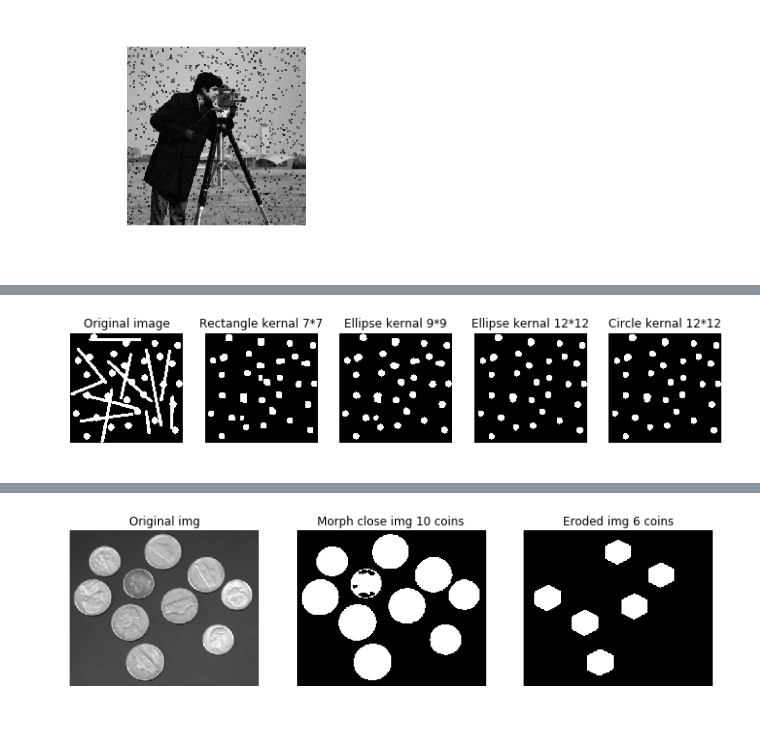
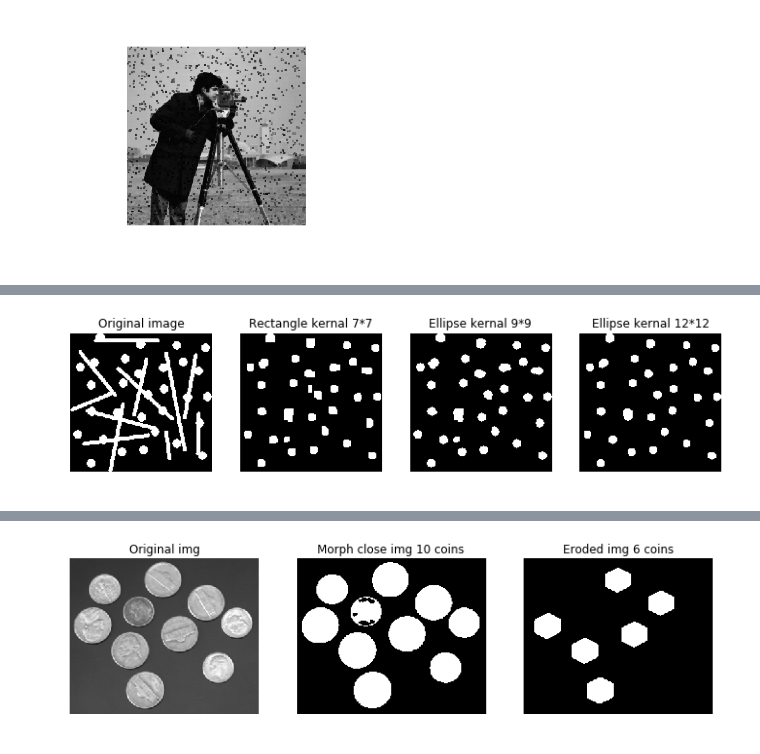
Before and after one commit to nabilnegm/image-tunning, a Jupyter notebook: main.ipynb, the cells around one changed output, grey strips where cells are left out. Saved outputs shown, nothing was run; the diff lists cells and outputs as text; code cells hidden in the pictures.

```diff
--- a/main.ipynb
+++ b/main.ipynb
@@ -80,13 +127,12 @@ True
 # %%
 circleLinesImg = cv.cvtColor(cv.imread('input/Circle_and_Lines.png', 1), cv.COLOR_BGR2RGB)
 
 circle_lines_open_rect = cv.morphologyEx(circleLinesImg, cv.MORPH_OPEN, cv.getStructuringElement(cv.MORPH_RECT, (7,7)))
 circle_lines_open_elipse_1 = cv.morphologyEx(circleLinesImg, cv.MORPH_OPEN, cv.getStructuringElement(cv.MORPH_ELLIPSE, (9,9)))
 circle_lines_open_elipse_2 = cv.morphologyEx(circleLinesImg, cv.MORPH_OPEN, cv.getStructuringElement(cv.MORPH_ELLIPSE, (12,12)))
-circle_lines_open_circle = cv.morphologyEx(circleLinesImg,cv.MORPH_OPEN,cv.getStructuringElement(cv.MORPH_ELLIPSE,(12,12)))
 
-imgs = [circleLinesImg,circle_lines_open_rect,circle_lines_open_elipse_1,circle_lines_open_elipse_2,circle_lines_open_circle]
-titles = ['Original image', 'Rectangle kernal 7*7','Ellipse kernal 9*9','Ellipse kernal 12*12','Circle kernal 12*12']
+imgs = [circleLinesImg,circle_lines_open_rect,circle_lines_open_elipse_1,circle_lines_open_elipse_2]
+titles = ['Original image', 'Rectangle kernal 7*7','Ellipse kernal 9*9','Ellipse kernal 12*12']
 multipleImgShow(imgs,titles)
 # %% [output]
-[figure, old version]
+[figure, new version]
```
Also changed, not shown: parts of 17 cells of this notebook, 2 other files.
